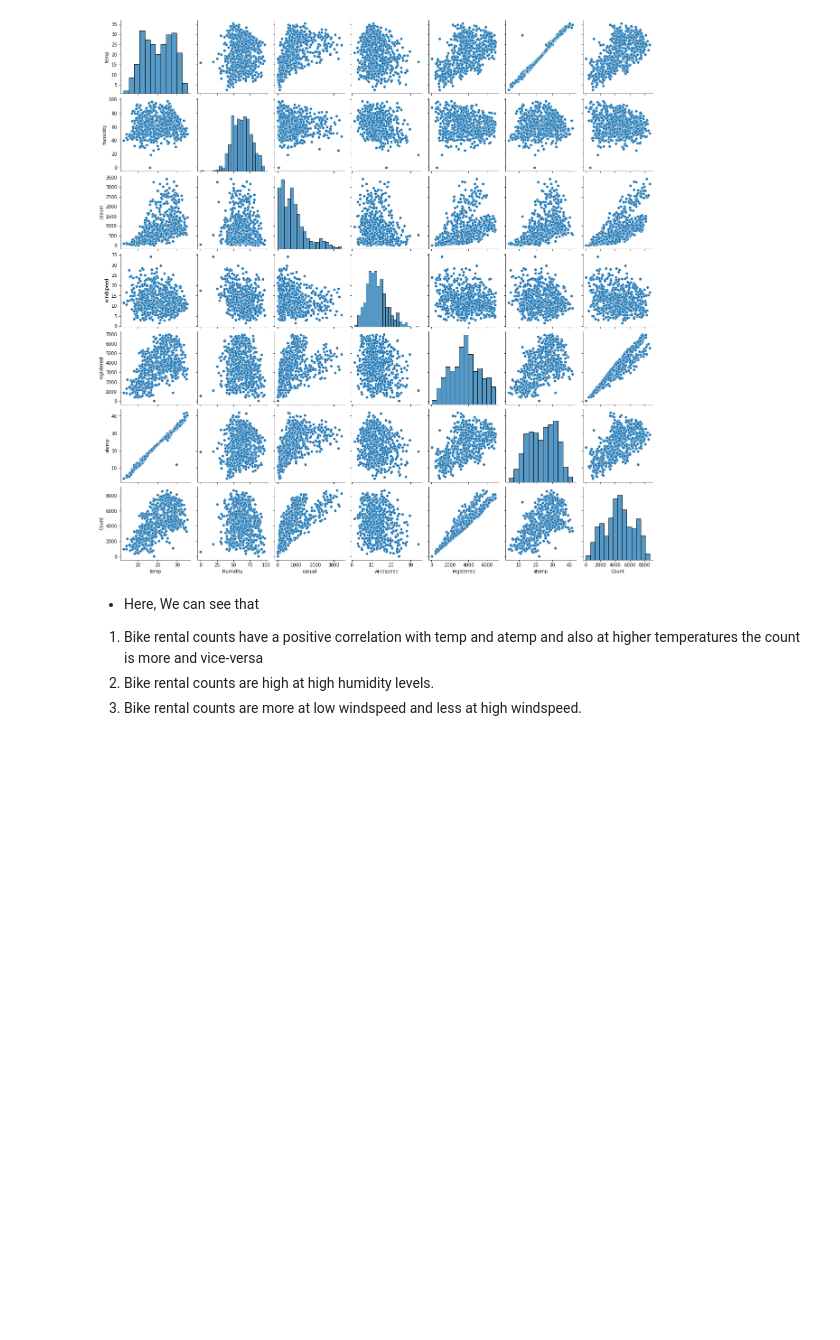
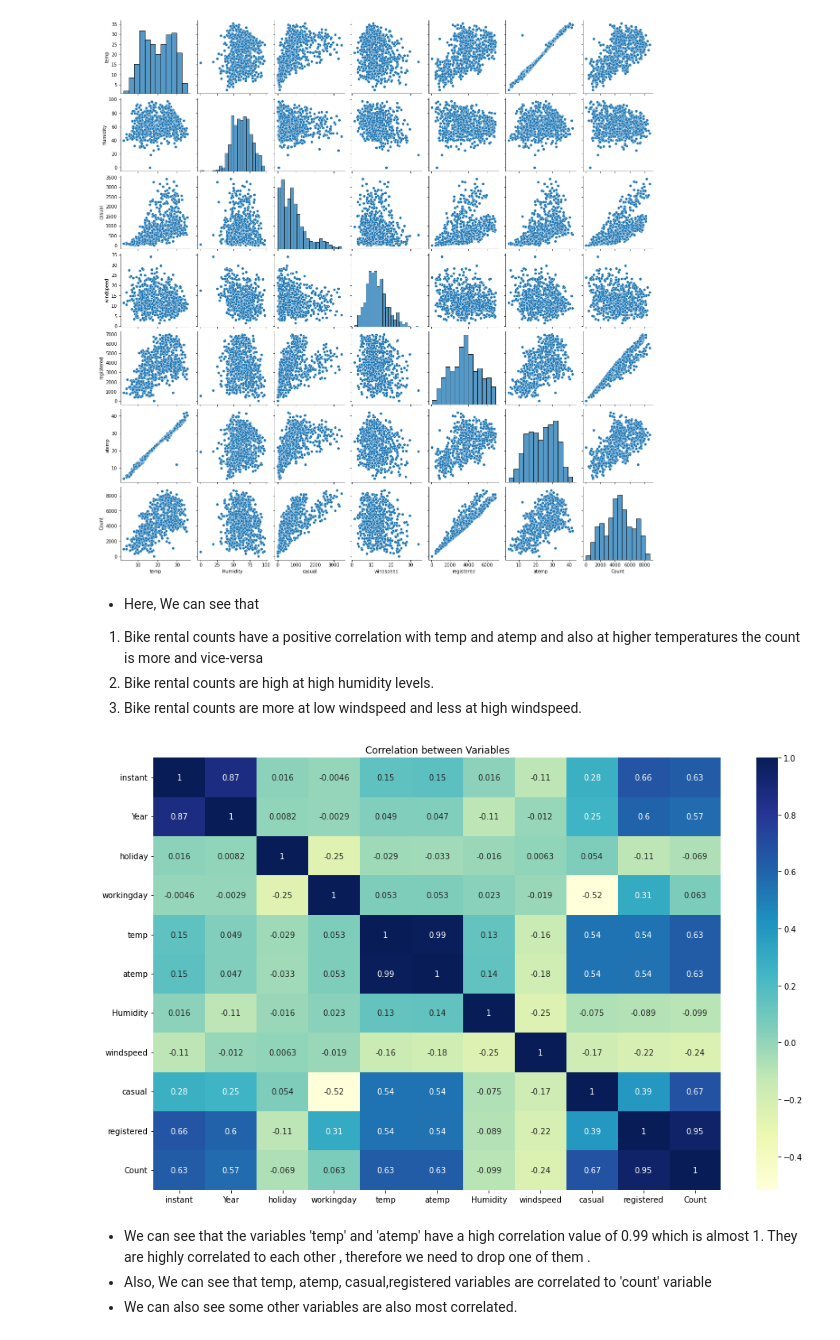
Before and after one commit to kapiljain2825/BikeSharingAssignment, a Jupyter notebook: BikeSharingAssignment.ipynb, the cells around one changed output. Saved outputs shown, nothing was run; the diff lists cells and outputs as text; code cells hidden in the pictures; blank space fills up the shorter version.

```diff
--- a/BikeSharingAssignment.ipynb
+++ b/BikeSharingAssignment.ipynb
@@ -175,8 +175,15 @@ plt.show()
 2. Bike rental counts are high at high humidity levels.
 3. Bike rental counts are more at low windspeed and less at high windspeed.
 # %%
-# from above graphs we can say that temp and atemp have a relationship
-#let check the correlation
+# We can see from the above graphs that temp and atemp have a linear relationship
+# We can check the correlation
 plt.figure(figsize = (16, 10))
-sns.heatmap(df.corr(), annot = True, cmap="YlGnBu")
+sns.heatmap(bike.corr(), annot = True, cmap="YlGnBu")
+plt.title("Correlation between Variables")
 plt.show()
+# %% [output]
+[figure, added]
+# %% [markdown]
+* We can see that the variables 'temp' and 'atemp' have a high correlation value of 0.99 which is almost 1. They are highly correlated to each other , therefore we need to drop one of them .
+* Also, We can see that temp, atemp, casual,registered variables are correlated to 'count' variable
+* We can also see some other variables are also most correlated.
```
Also changed, not shown: parts of 99 cells of this notebook.
